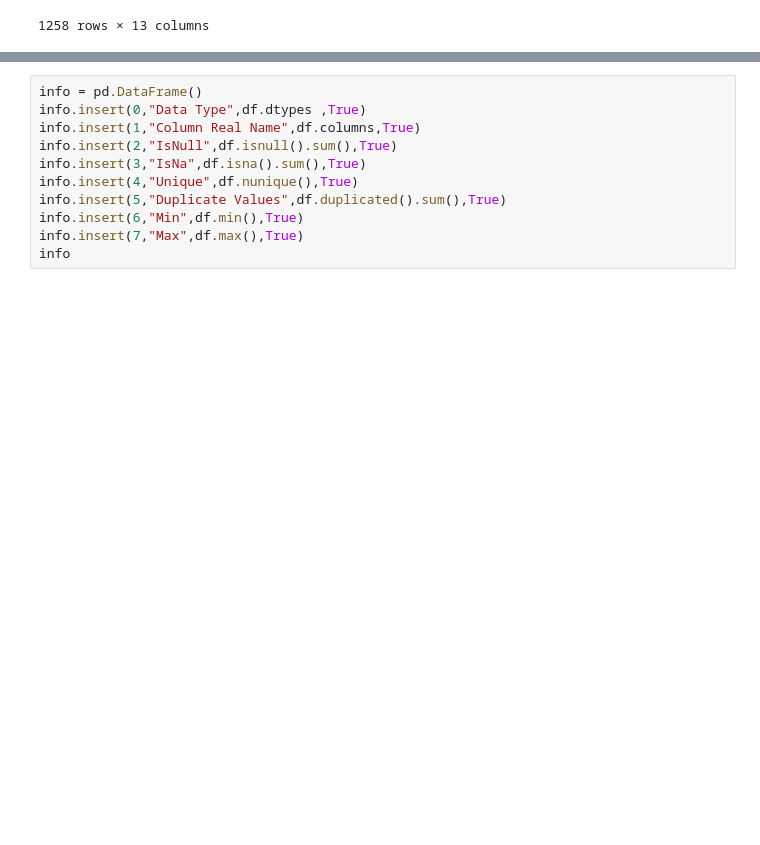
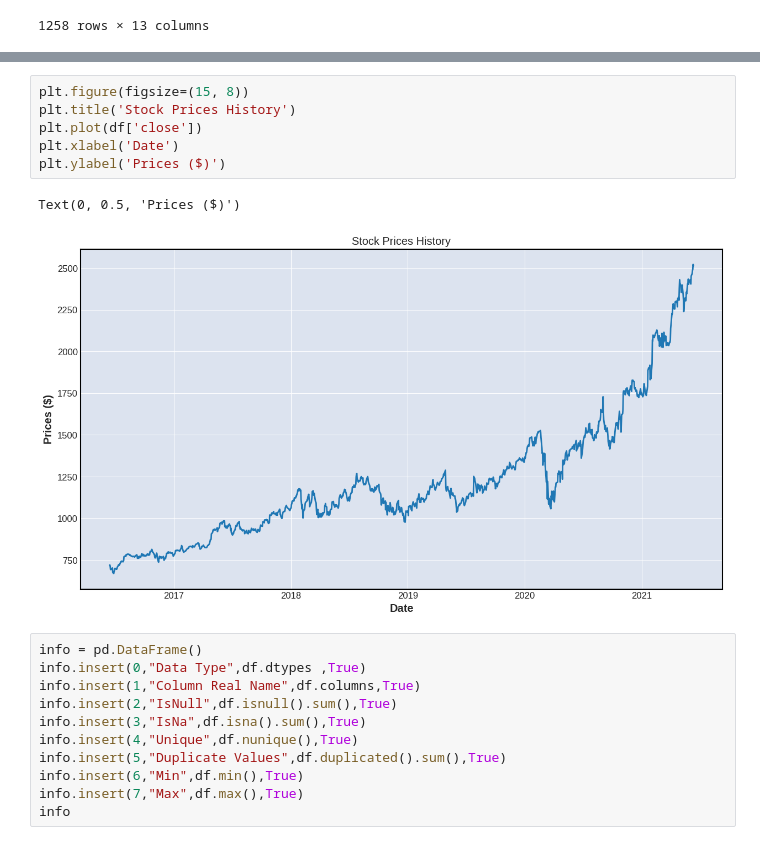
Before and after one commit to amirhosseinzinati/google-Stock-Prediction-using-RNN, a Jupyter notebook: Google_stuck__Prediction.ipynb, the cells around one changed output, grey strips where cells are left out. Saved outputs shown, nothing was run; the diff lists cells and outputs as text; blank space fills up the shorter version.

```diff
--- a/Google_stuck__Prediction.ipynb
+++ b/Google_stuck__Prediction.ipynb
@@ -53,3 +122,12 @@ df
+# %%
+plt.figure(figsize=(15, 8))
+plt.title('Stock Prices History')
+plt.plot(df['close'])
+plt.xlabel('Date')
+plt.ylabel('Prices ($)')
+# %% [output]
+Text(0, 0.5, 'Prices ($)')
+[figure, added]
 # %%
 info = pd.DataFrame()
 info.insert(0,"Data Type",df.dtypes ,True)
```
Also changed, not shown: parts of 15 cells of this notebook.
